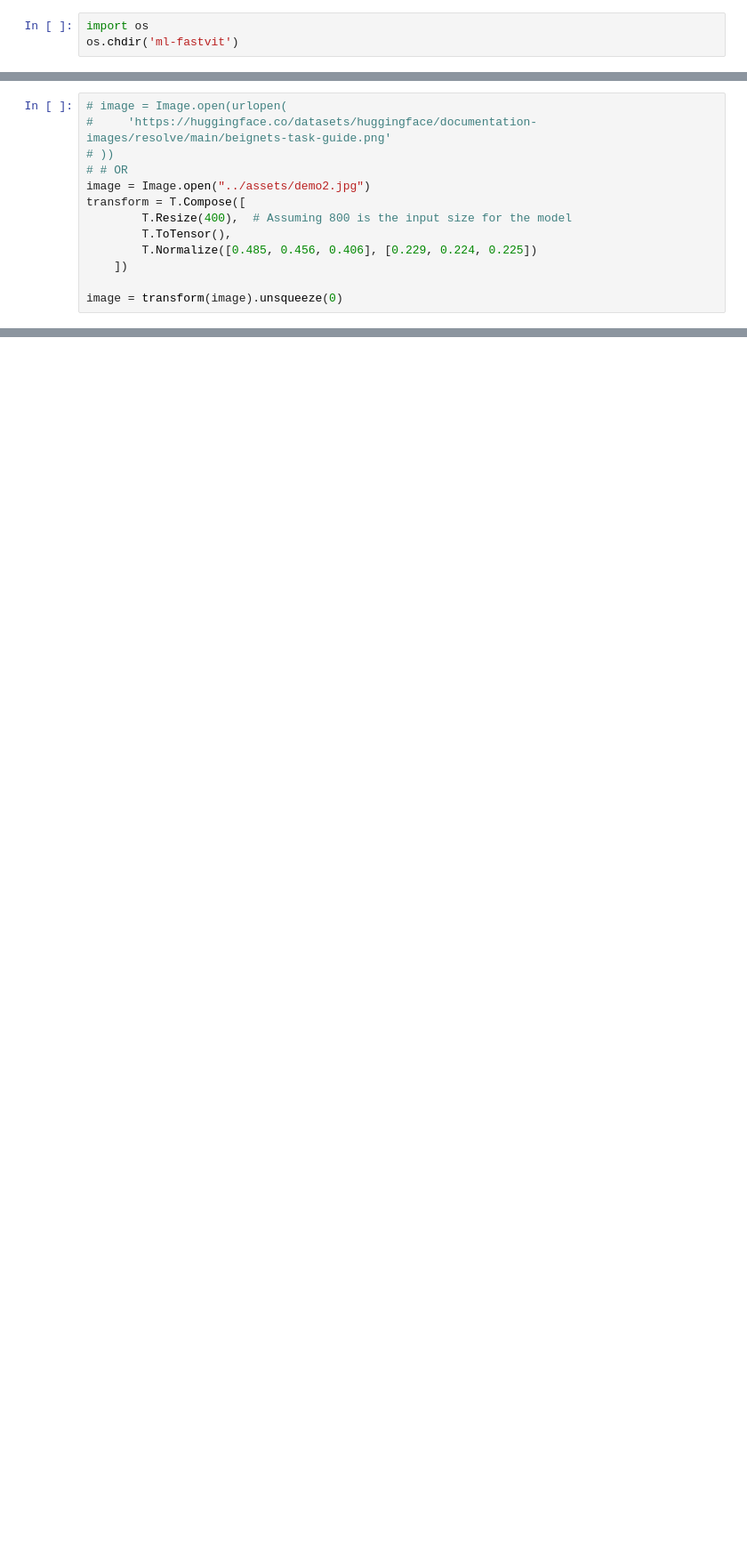
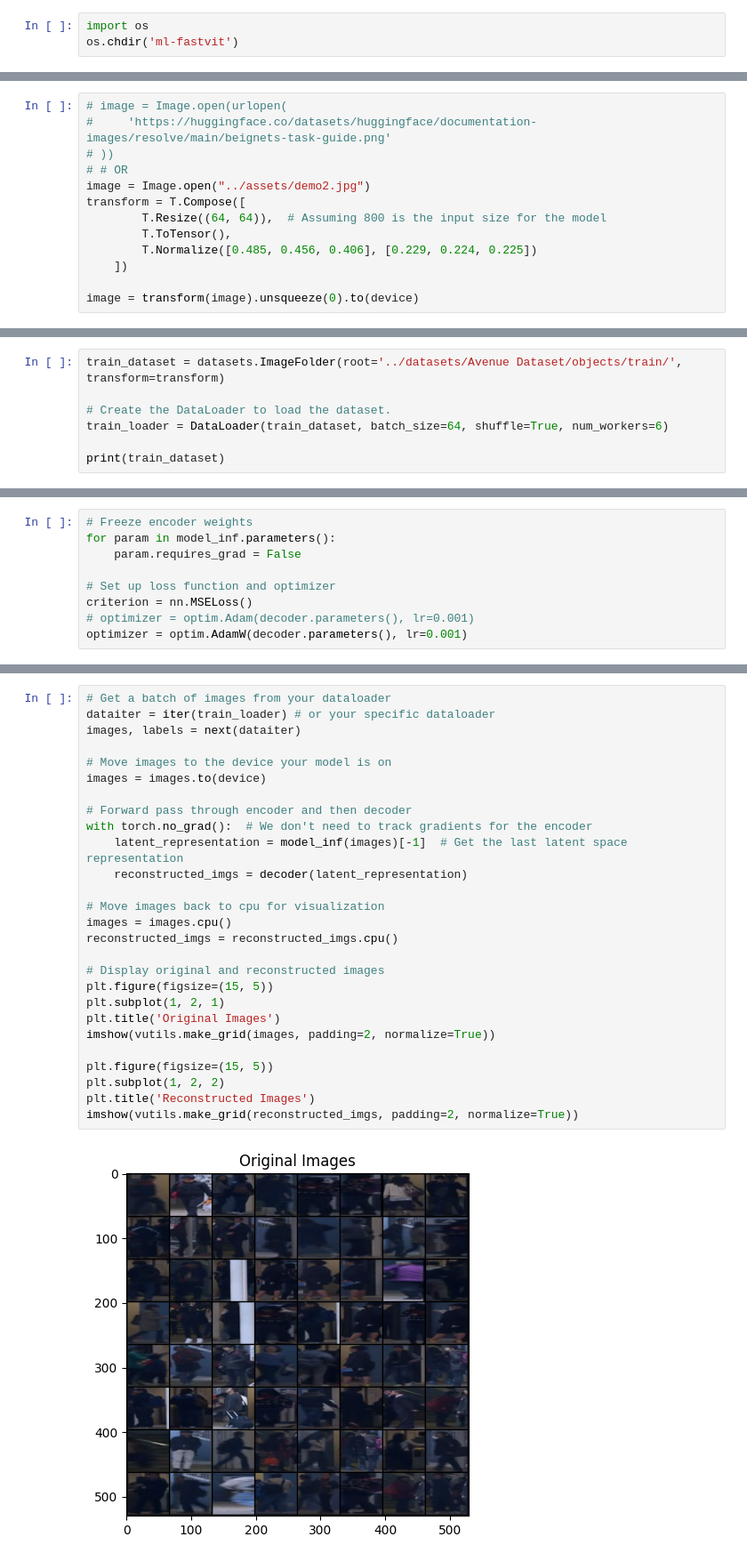
Before and after one commit to the-sergiu/AnomalyDetection, a Jupyter notebook: Fast_ViT.ipynb, the cells around one changed output, grey strips where cells are left out. Shown at 89% size. Saved outputs shown, nothing was run; the diff lists cells and outputs as text; blank space fills up the shorter version.

Commit message:
Working flow for fastvit encoder + decoder with training on Avenue and reconstruction loss of 0.068 mse

```diff
--- a/Fast_ViT.ipynb
+++ b/Fast_ViT.ipynb
@@ -62,9 +169,9 @@ model_inf = reparameterize_model(model)
 # # OR
 image = Image.open("../assets/demo2.jpg")
 transform = T.Compose([
-        T.Resize(400),  # Assuming 800 is the input size for the model
+        T.Resize((64, 64)),  # Assuming 800 is the input size for the model
         T.ToTensor(),
         T.Normalize([0.485, 0.456, 0.406], [0.229, 0.224, 0.225])
     ])
 
-image = transform(image).unsqueeze(0)
+image = transform(image).unsqueeze(0).to(device)
@@ -108,0 +205,7 @@ plt.show()
+# %%
+train_dataset = datasets.ImageFolder(root='../datasets/Avenue Dataset/objects/train/', transform=transform)
+
+# Create the DataLoader to load the dataset.
+train_loader = DataLoader(train_dataset, batch_size=64, shuffle=True, num_workers=6)
+
+print(train_dataset)
@@ -108,0 +224,9 @@ plt.show()
+# %%
+# Freeze encoder weights
+for param in model_inf.parameters():
+    param.requires_grad = False
+
+# Set up loss function and optimizer
+criterion = nn.MSELoss()
+# optimizer = optim.Adam(decoder.parameters(), lr=0.001)
+optimizer = optim.AdamW(decoder.parameters(), lr=0.001)
@@ -108,0 +285,29 @@ plt.show()
+# %%
+# Get a batch of images from your dataloader
+dataiter = iter(train_loader) # or your specific dataloader
+images, labels = next(dataiter)
+
+# Move images to the device your model is on
+images = images.to(device)
+
+# Forward pass through encoder and then decoder
+with torch.no_grad():  # We don't need to track gradients for the encoder
+    latent_representation = model_inf(images)[-1]  # Get the last latent space representation
+    reconstructed_imgs = decoder(latent_representation)
+
+# Move images back to cpu for visualization
+images = images.cpu()
+reconstructed_imgs = reconstructed_imgs.cpu()
+
+# Display original and reconstructed images
+plt.figure(figsize=(15, 5))
+plt.subplot(1, 2, 1)
+plt.title('Original Images')
+imshow(vutils.make_grid(images, padding=2, normalize=True))
+
+plt.figure(figsize=(15, 5))
+plt.subplot(1, 2, 2)
+plt.title('Reconstructed Images')
+imshow(vutils.make_grid(reconstructed_imgs, padding=2, normalize=True))
+# %% [output]
+[figure, added]
```
Also changed, not shown: parts of 27 cells of this notebook.
